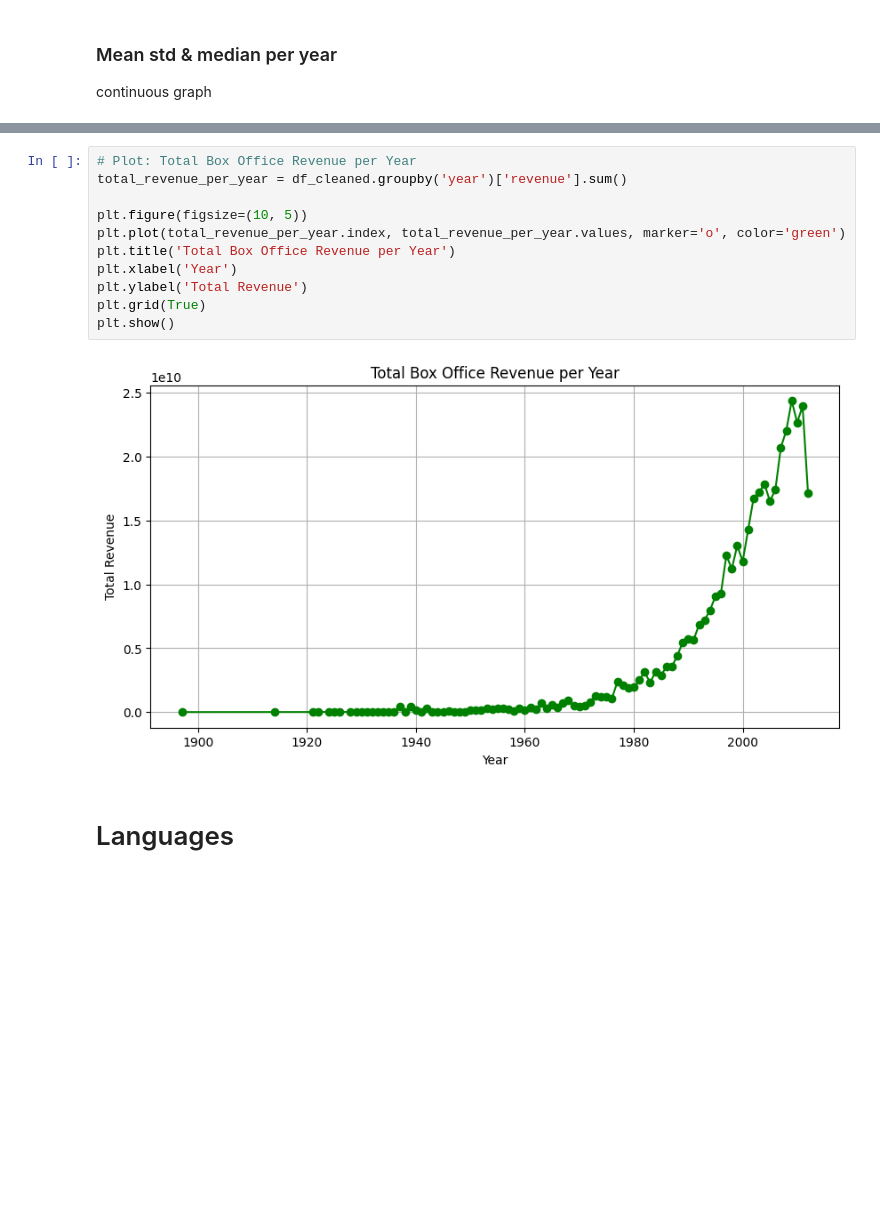
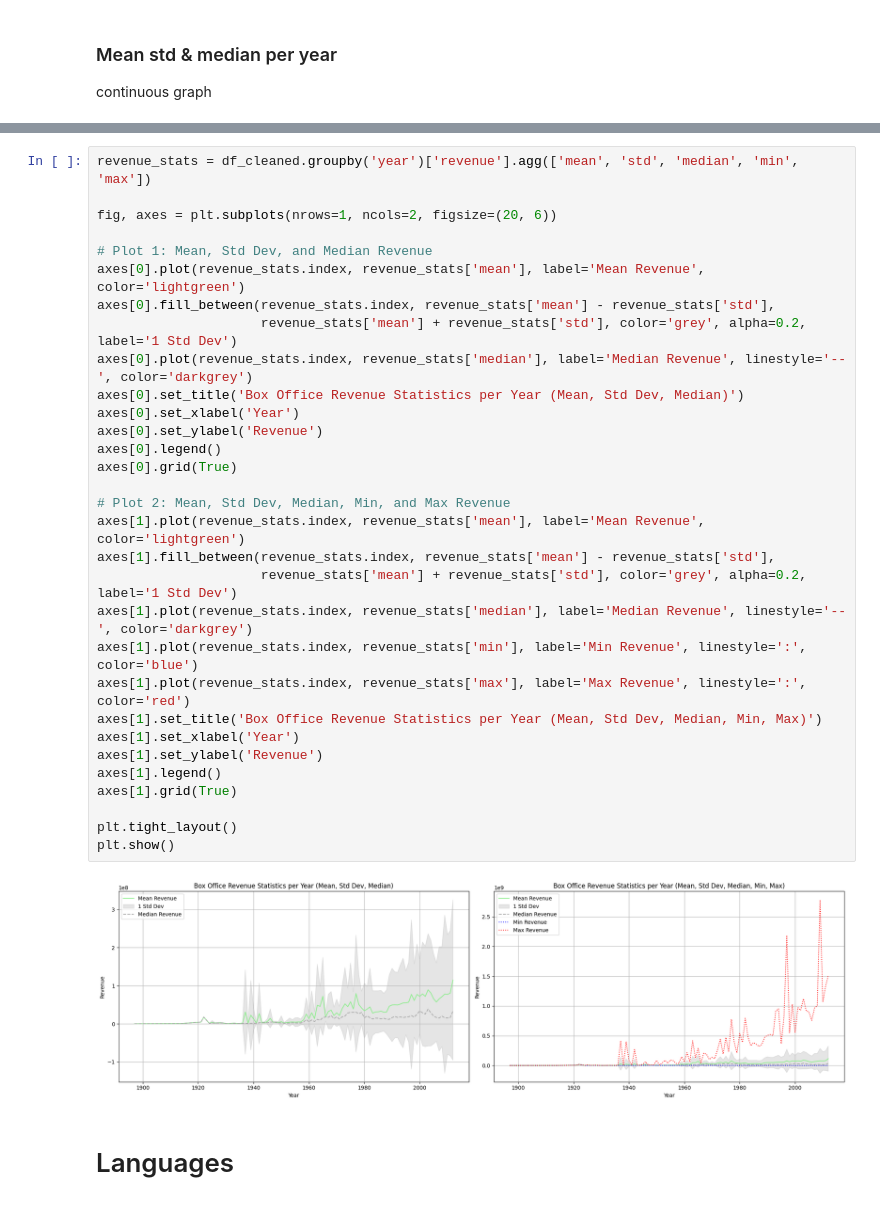
Before and after one commit to epfl-ada/ada-2024-project-spaghetti-raclette-tangyuan-horizon-nexus, a Jupyter notebook: Analysis/descriptive_statistics.ipynb, the cells around one changed output, grey strips where cells are left out. Cells and saved outputs as stored; diff of their text form; blank space fills up the shorter version.

```diff
--- a/Analysis/descriptive_statistics.ipynb
+++ b/Analysis/descriptive_statistics.ipynb
@@ -106,16 +104,36 @@ plt.show()
-# %%
-# Plot: Total Box Office Revenue per Year
-total_revenue_per_year = df_cleaned.groupby('year')['revenue'].sum()
-
-plt.figure(figsize=(10, 5))
-plt.plot(total_revenue_per_year.index, total_revenue_per_year.values, marker='o', color='green')
-plt.title('Total Box Office Revenue per Year')
-plt.xlabel('Year')
-plt.ylabel('Total Revenue')
-plt.grid(True)
-plt.show()
-# %% [output]
-[figure, removed]
+# %%
+revenue_stats = df_cleaned.groupby('year')['revenue'].agg(['mean', 'std', 'median', 'min', 'max'])
+
+fig, axes = plt.subplots(nrows=1, ncols=2, figsize=(20, 6))
+
+# Plot 1: Mean, Std Dev, and Median Revenue
+axes[0].plot(revenue_stats.index, revenue_stats['mean'], label='Mean Revenue', color='lightgreen')
+axes[0].fill_between(revenue_stats.index, revenue_stats['mean'] - revenue_stats['std'],
+                     revenue_stats['mean'] + revenue_stats['std'], color='grey', alpha=0.2, label='1 Std Dev')
+axes[0].plot(revenue_stats.index, revenue_stats['median'], label='Median Revenue', linestyle='--', color='darkgrey')
+axes[0].set_title('Box Office Revenue Statistics per Year (Mean, Std Dev, Median)')
+axes[0].set_xlabel('Year')
+axes[0].set_ylabel('Revenue')
+axes[0].legend()
+axes[0].grid(True)
+
+# Plot 2: Mean, Std Dev, Median, Min, and Max Revenue
+axes[1].plot(revenue_stats.index, revenue_stats['mean'], label='Mean Revenue', color='lightgreen')
+axes[1].fill_between(revenue_stats.index, revenue_stats['mean'] - revenue_stats['std'],
+                     revenue_stats['mean'] + revenue_stats['std'], color='grey', alpha=0.2, label='1 Std Dev')
+axes[1].plot(revenue_stats.index, revenue_stats['median'], label='Median Revenue', linestyle='--', color='darkgrey')
+axes[1].plot(revenue_stats.index, revenue_stats['min'], label='Min Revenue', linestyle=':', color='blue')
+axes[1].plot(revenue_stats.index, revenue_stats['max'], label='Max Revenue', linestyle=':', color='red')
+axes[1].set_title('Box Office Revenue Statistics per Year (Mean, Std Dev, Median, Min, Max)')
+axes[1].set_xlabel('Year')
+axes[1].set_ylabel('Revenue')
+axes[1].legend()
+axes[1].grid(True)
+
+plt.tight_layout()
+plt.show()
+# %% [output]
+[figure, added]
 # %% [markdown]
 # Languages
 # %%
```
Also changed, not shown: parts of 7 cells of this notebook.
